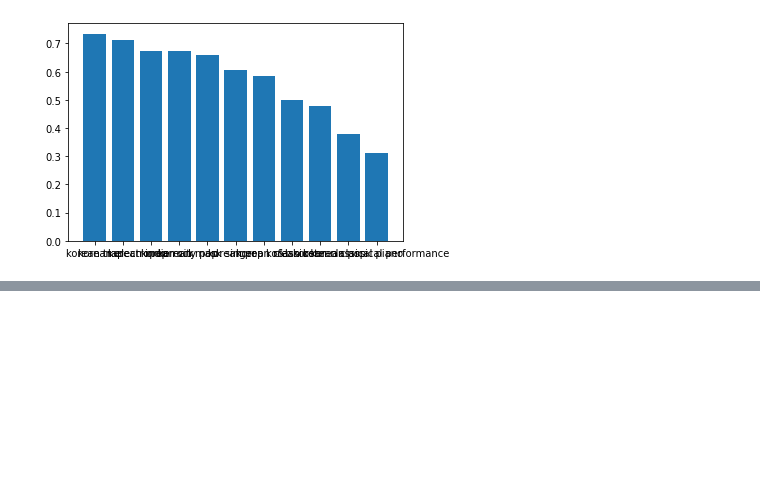
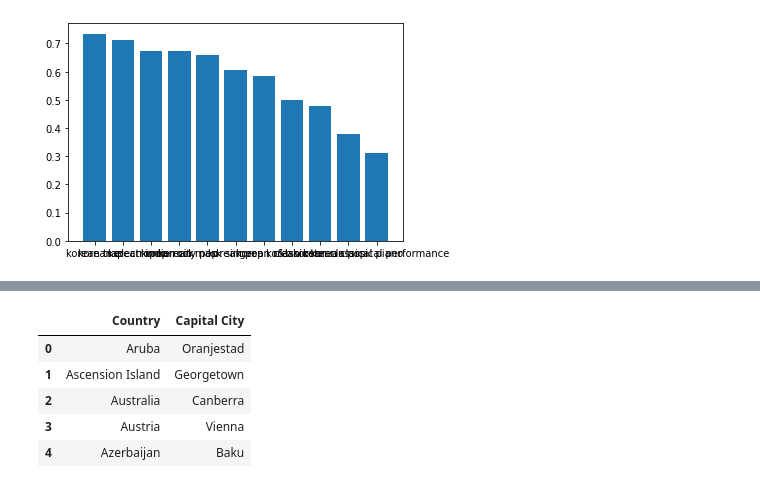
Before and after one commit to collinmpage/NWDS-project-one, a Jupyter notebook: data_visualized.ipynb, the cells around one changed output, grey strips where cells are left out. Saved outputs shown, nothing was run; the diff lists cells and outputs as text; code cells hidden in the pictures; blank space fills up the shorter version.

```diff
--- a/data_visualized.ipynb
+++ b/data_visualized.ipynb
@@ -371,0 +370,11 @@ pop
+# %%
+capitals = pd.read_csv("archive/capital_cities.csv")
+
+capitals.head()
+# %% [output]
+|  | Country | Capital City |
+| 0 | Aruba | Oranjestad |
+| 1 | Ascension Island | Georgetown |
+| 2 | Australia | Canberra |
+| 3 | Austria | Vienna |
+| 4 | Azerbaijan | Baku |
```
Also changed, not shown: parts of 7 cells of this notebook, 2 other files.
